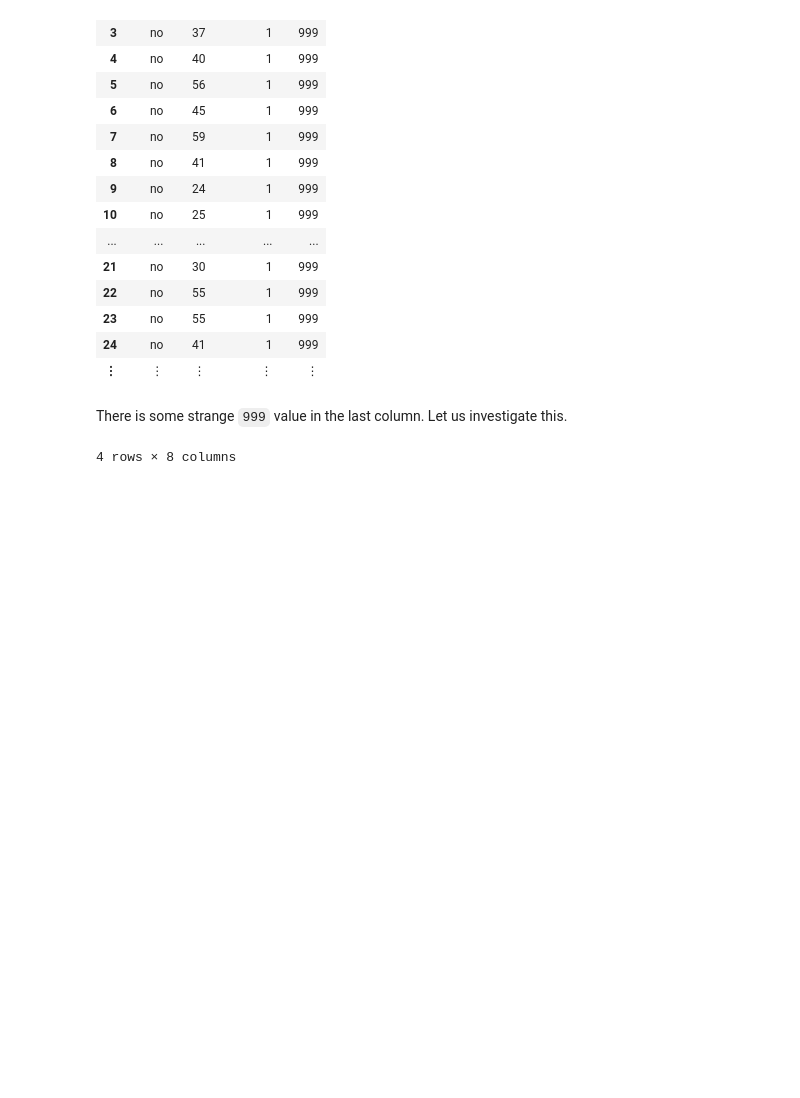
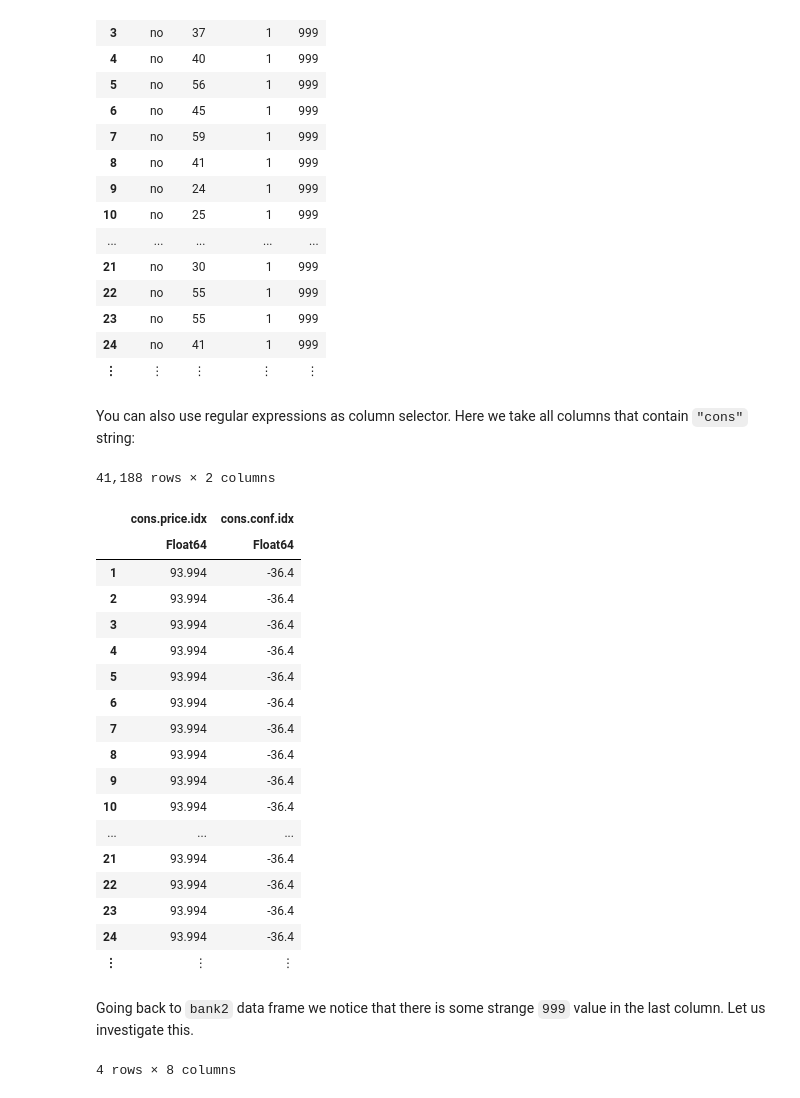
Before and after one commit to bkamins/JuliaCon2019-DataFrames-Tutorial, a Jupyter notebook: DataFramesIntroduction.ipynb, the cells around one changed output. Cells and saved outputs as stored; diff of their text form; code cells hidden in the pictures; blank space fills up the shorter version.

```diff
--- a/DataFramesIntroduction.ipynb
+++ b/DataFramesIntroduction.ipynb
@@ -232,8 +357,32 @@ bank2 = select(bank, [:y, :age, :campaign, :pdays])
 | 23 | no | 55 | 1 | 999 |
 | 24 | no | 41 | 1 | 999 |
 | ⋮ | ⋮ | ⋮ | ⋮ | ⋮ |
+# %% [markdown]
+You can also use regular expressions as column selector. Here we take all columns that contain `"cons"` string:
+# %%
+select(bank, r"cons")
+# %% [output]
+41,188 rows × 2 columns
+|  | cons.price.idx | cons.conf.idx |
+|  | Float64 | Float64 |
+| 1 | 93.994 | -36.4 |
+| 2 | 93.994 | -36.4 |
+| 3 | 93.994 | -36.4 |
+| 4 | 93.994 | -36.4 |
+| 5 | 93.994 | -36.4 |
+| 6 | 93.994 | -36.4 |
+| 7 | 93.994 | -36.4 |
+| 8 | 93.994 | -36.4 |
+| 9 | 93.994 | -36.4 |
+| 10 | 93.994 | -36.4 |
+| ... | ... | ... |
+| 21 | 93.994 | -36.4 |
+| 22 | 93.994 | -36.4 |
+| 23 | 93.994 | -36.4 |
+| 24 | 93.994 | -36.4 |
+| ⋮ | ⋮ | ⋮ |
 # %% [markdown]
-There is some strange `999` value in the last column. Let us investigate this.
+Going back to `bank2` data frame we notice that there is some strange `999` value in the last column. Let us investigate this.
 # %%
 describe(bank2)
 # %% [output]
```
Also changed, not shown: parts of 73 cells of this notebook.
